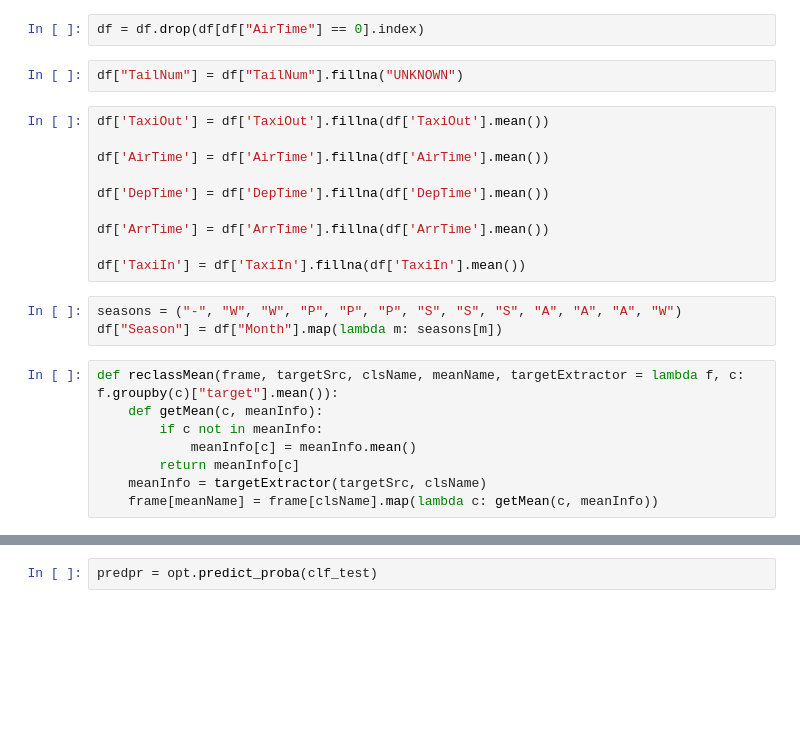
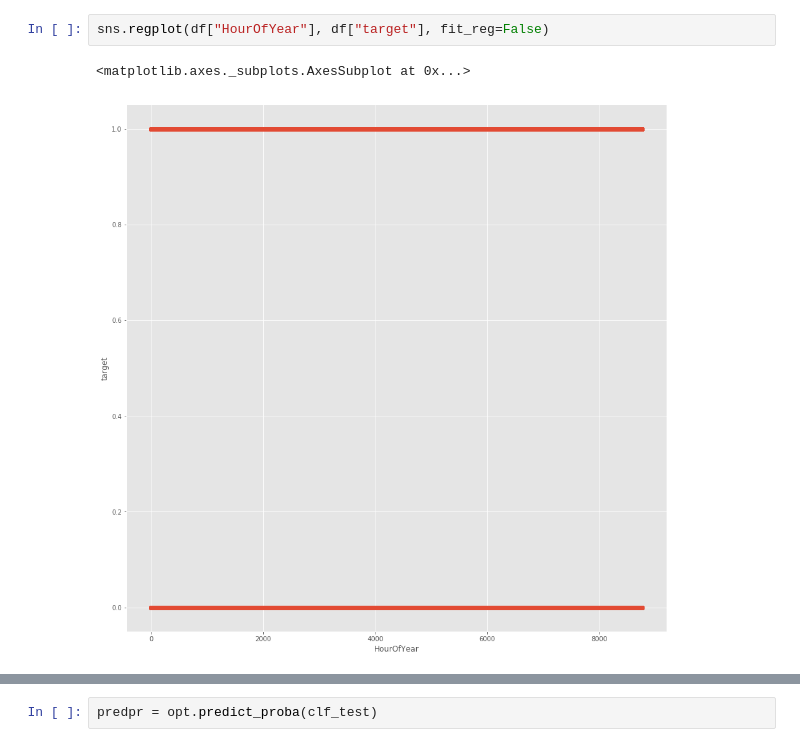
Before and after one commit to gt22/banana-ml, a Jupyter notebook: bfd/bfd-kaggle.ipynb, the cells around one changed output, grey strips where cells are left out. Saved outputs shown, nothing was run; the diff lists cells and outputs as text; blank space fills up the shorter version.

```diff
--- a/bfd/bfd-kaggle.ipynb
+++ b/bfd/bfd-kaggle.ipynb
@@ -21,26 +107,6 @@ df.head()
-# %%
-df = df.drop(df[df["AirTime"] == 0].index)
-# %%
-df["TailNum"] = df["TailNum"].fillna("UNKNOWN")
-# %%
-df['TaxiOut'] = df['TaxiOut'].fillna(df['TaxiOut'].mean())
-
-df['AirTime'] = df['AirTime'].fillna(df['AirTime'].mean())
-
-df['DepTime'] = df['DepTime'].fillna(df['DepTime'].mean())
-
-df['ArrTime'] = df['ArrTime'].fillna(df['ArrTime'].mean())
-
-df['TaxiIn'] = df['TaxiIn'].fillna(df['TaxiIn'].mean())
-# %%
-seasons = ("-", "W", "W", "P", "P", "P", "S", "S", "S", "A", "A", "A", "W")
-df["Season"] = df["Month"].map(lambda m: seasons[m])
-# %%
-def reclassMean(frame, targetSrc, clsName, meanName, targetExtractor = lambda f, c: f.groupby(c)["target"].mean()):
-    def getMean(c, meanInfo):
-        if c not in meanInfo:
-            meanInfo[c] = meanInfo.mean()
-        return meanInfo[c]
-    meanInfo = targetExtractor(targetSrc, clsName)
-    frame[meanName] = frame[clsName].map(lambda c: getMean(c, meanInfo))
+# %%
+sns.regplot(df["HourOfYear"], df["target"], fit_reg=False)
+# %% [output]
+<matplotlib.axes._subplots.AxesSubplot at 0x...>
+[figure, added]
 # %%
```
Also changed, not shown: parts of 54 cells of this notebook, 1 other file.
